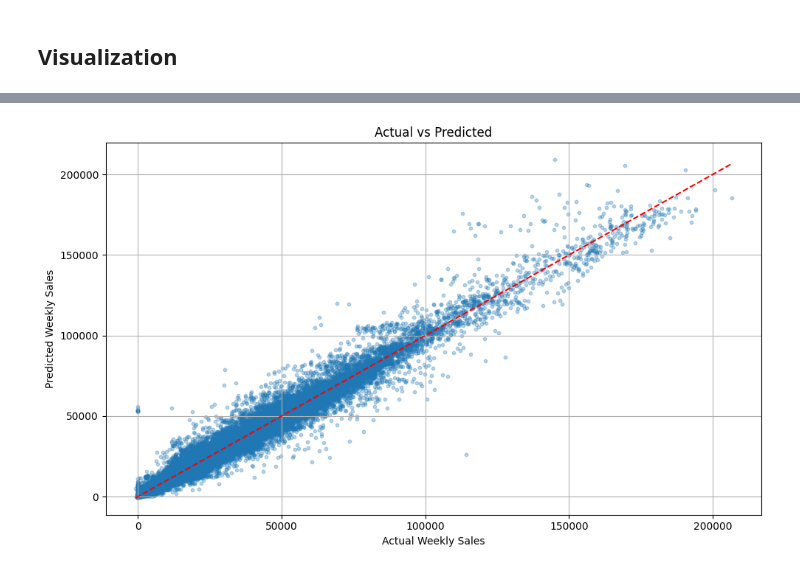
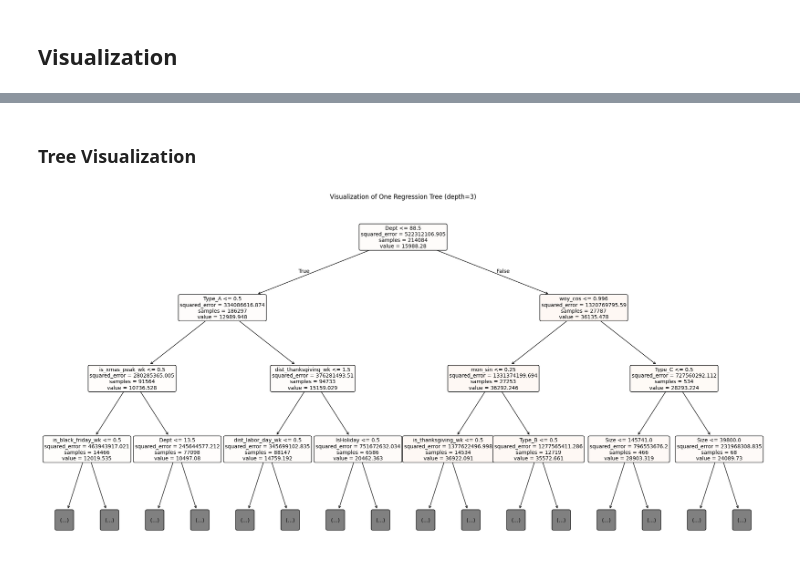
Before and after one commit to YassienTawfikk/SmartRetailRegressor, a Jupyter notebook: notebooks/02_model_baseline_rf.ipynb, the cells around one changed output, grey strips where cells are left out. Drawn from its saved outputs; the diff is of its cells as text; code cells hidden in the pictures.

```diff
--- a/notebooks/02_model_baseline_rf.ipynb
+++ b/notebooks/02_model_baseline_rf.ipynb
@@ -239,16 +210,20 @@ plt.show()
-# %%
-plt.figure(figsize=(10, 6))
-plt.scatter(y_test, y_pred, alpha=0.3, s=10)
-plt.plot([y_test.min(), y_test.max()], [y_test.min(), y_test.max()], 'r--')
-plt.xlabel("Actual Weekly Sales")
-plt.ylabel("Predicted Weekly Sales")
-plt.title("Actual vs Predicted")
-plt.grid(True)
-plt.tight_layout()
-
-# Save the figure before showing it
-plt.savefig(figures_dir / "actual_predicted.png", dpi=300)
-
-plt.show()
-# %% [output]
-[figure, removed]
+# %% [markdown]
+### Tree Visualization
+# %%
+# Choose a tree from the forest (e.g., the 0th one)
+estimator = best_rf.estimators_[0]
+plt.figure(figsize=(20, 10))
+plot_tree(
+    estimator,
+    feature_names=x_train.columns,
+    filled=True,
+    rounded=True,
+    max_depth=3,  # limit to 3 levels to make it readable
+    fontsize=10
+)
+plt.title("Visualization of One Regression Tree (depth=3)")
+plt.tight_layout()
+plt.savefig(figures_dir / "tree_visualization.png", dpi=300)
+plt.show()
+# %% [output]
+[figure, added]
```
Also changed, not shown: parts of 10 cells of this notebook.
